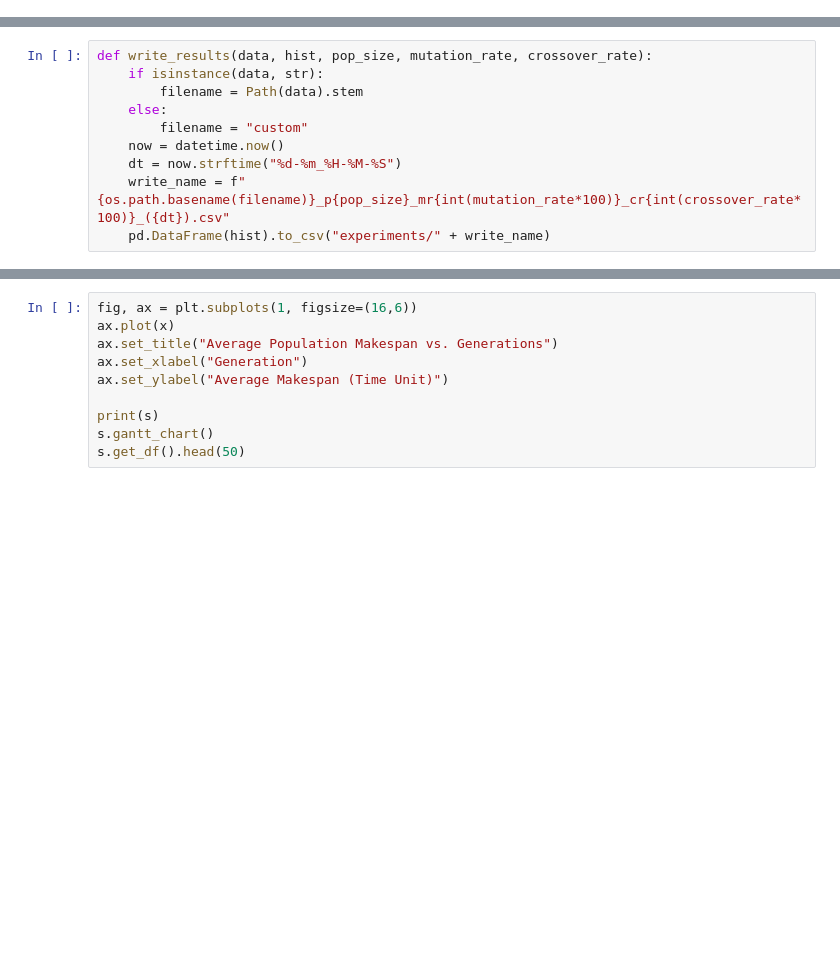
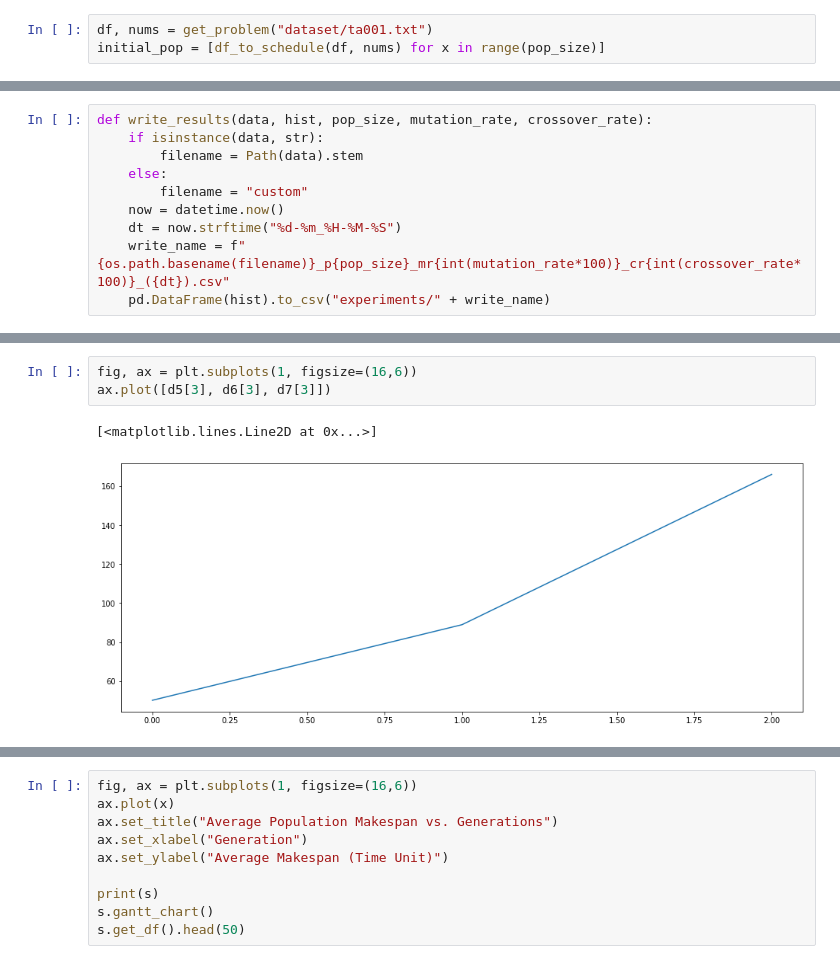
Before and after one commit to TedGraveson/GA-scheduling, a Jupyter notebook: Scheduling with Genetic Algorithms.ipynb, the cells around one changed output, grey strips where cells are left out. Drawn from its saved outputs; the diff is of its cells as text; blank space fills up the shorter version.

```diff
--- a/Scheduling with Genetic Algorithms.ipynb
+++ b/Scheduling with Genetic Algorithms.ipynb
@@ -115,6 +121,9 @@ New Best Makespan: 30148
 ...
 30208
 KeyboardInterrupt:
+# %%
+df, nums = get_problem("dataset/ta001.txt")
+initial_pop = [df_to_schedule(df, nums) for x in range(pop_size)]
 # %%
 def brute_force(data, bound):
     if isinstance(data, str):
@@ -234,0 +269,6 @@ Iteration: 1000 Current_pop: 120 average_makespan: 1659.5416666666667
+# %%
+fig, ax = plt.subplots(1, figsize=(16,6))
+ax.plot([d5[3], d6[3], d7[3]])
+# %% [output]
+[<matplotlib.lines.Line2D at 0x...>]
+[figure, added]
```
Also changed, not shown: parts of 13 cells of this notebook.
